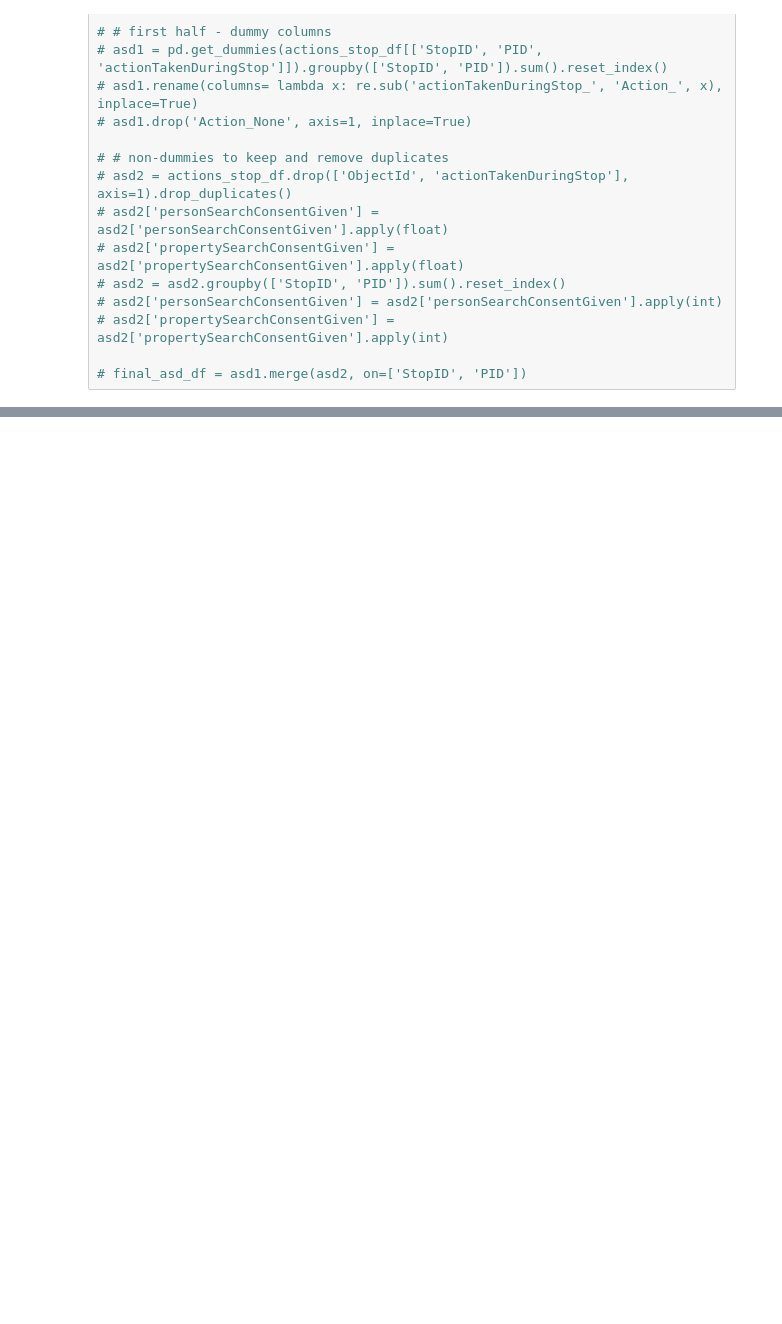
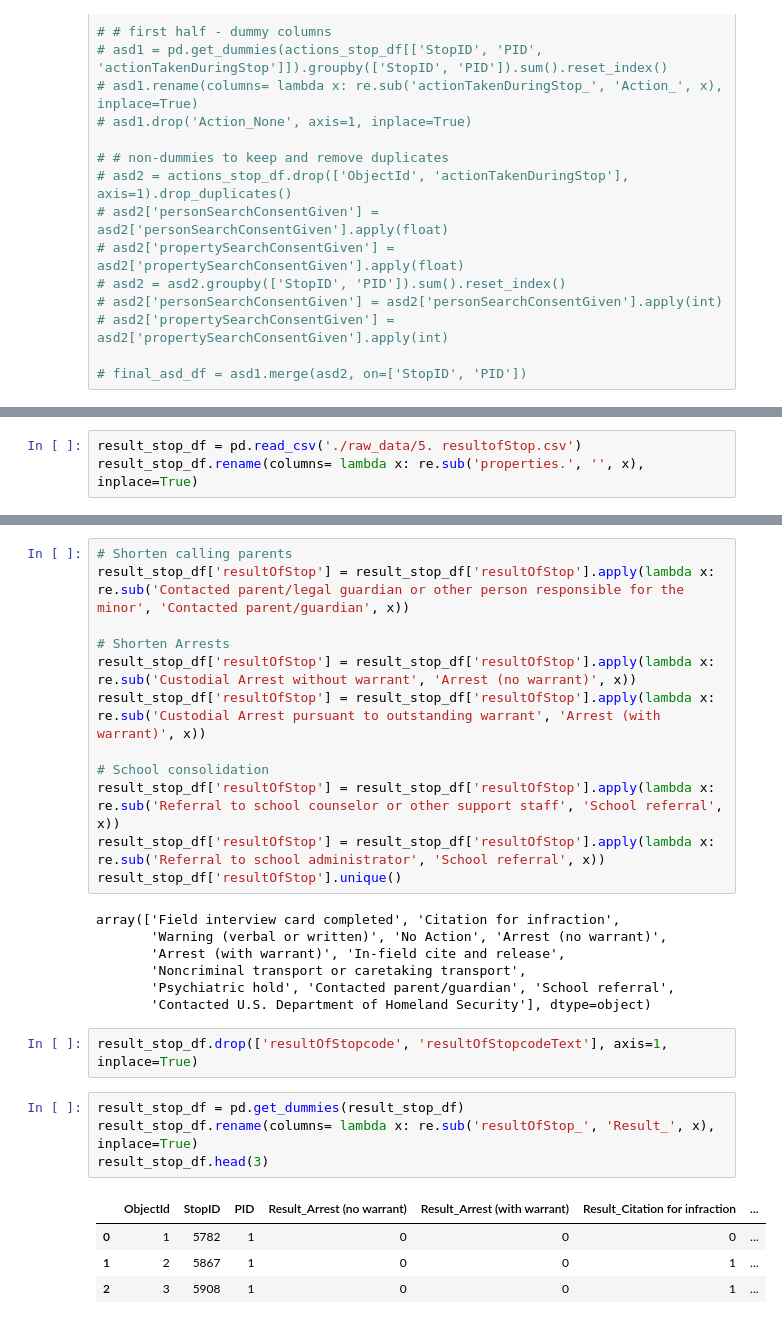
Before and after one commit to tsamba120/Long-Beach-Policing-Analysis, a Jupyter notebook: notebooks/clean_raw_tables_canvas.ipynb, the cells around one changed output, grey strips where cells are left out. Saved outputs shown, nothing was run; the diff lists cells and outputs as text; blank space fills up the shorter version.

Commit message:
5/13/21 - Completed data processing script

```diff
--- a/cleaning_notebooks/clean_raw_tables_canvas.ipynb
+++ b/notebooks/clean_raw_tables_canvas.ipynb
@@ -385,0 +390,3 @@ print(final_asd_df.shape)
+# %%
+result_stop_df = pd.read_csv('./raw_data/5. resultofStop.csv')
+result_stop_df.rename(columns= lambda x: re.sub('properties.', '', x), inplace=True)
@@ -385,0 +407,30 @@ print(final_asd_df.shape)
+# %%
+# Shorten calling parents
+result_stop_df['resultOfStop'] = result_stop_df['resultOfStop'].apply(lambda x: re.sub('Contacted parent/legal guardian or other person responsible for the minor', 'Contacted parent/guardian', x))
+
+# Shorten Arrests
+result_stop_df['resultOfStop'] = result_stop_df['resultOfStop'].apply(lambda x: re.sub('Custodial Arrest without warrant', 'Arrest (no warrant)', x))
+result_stop_df['resultOfStop'] = result_stop_df['resultOfStop'].apply(lambda x: re.sub('Custodial Arrest pursuant to outstanding warrant', 'Arrest (with warrant)', x))
+
+# School consolidation
+result_stop_df['resultOfStop'] = result_stop_df['resultOfStop'].apply(lambda x: re.sub('Referral to school counselor or other support staff', 'School referral', x))
+result_stop_df['resultOfStop'] = result_stop_df['resultOfStop'].apply(lambda x: re.sub('Referral to school administrator', 'School referral', x))
+result_stop_df['resultOfStop'].unique()
+# %% [output]
+array(['Field interview card completed', 'Citation for infraction',
+       'Warning (verbal or written)', 'No Action', 'Arrest (no warrant)',
+       'Arrest (with warrant)', 'In-field cite and release',
+       'Noncriminal transport or caretaking transport',
+       'Psychiatric hold', 'Contacted parent/guardian', 'School referral',
+       'Contacted U.S. Department of Homeland Security'], dtype=object)
+# %%
+result_stop_df.drop(['resultOfStopcode', 'resultOfStopcodeText'], axis=1, inplace=True)
+# %%
+result_stop_df = pd.get_dummies(result_stop_df)
+result_stop_df.rename(columns= lambda x: re.sub('resultOfStop_', 'Result_', x), inplace=True)
+result_stop_df.head(3)
+# %% [output]
+|  | ObjectId | StopID | PID | Result_Arrest (no warrant) | Result_Arrest (with warrant) | Result_Citation for infraction | ... |
+| 0 | 1 | 5782 | 1 | 0 | 0 | 0 | ... |
+| 1 | 2 | 5867 | 1 | 0 | 0 | 1 | ... |
+| 2 | 3 | 5908 | 1 | 0 | 0 | 1 | ... |
```
Also changed, not shown: parts of 4 cells of this notebook, 1 other file.
